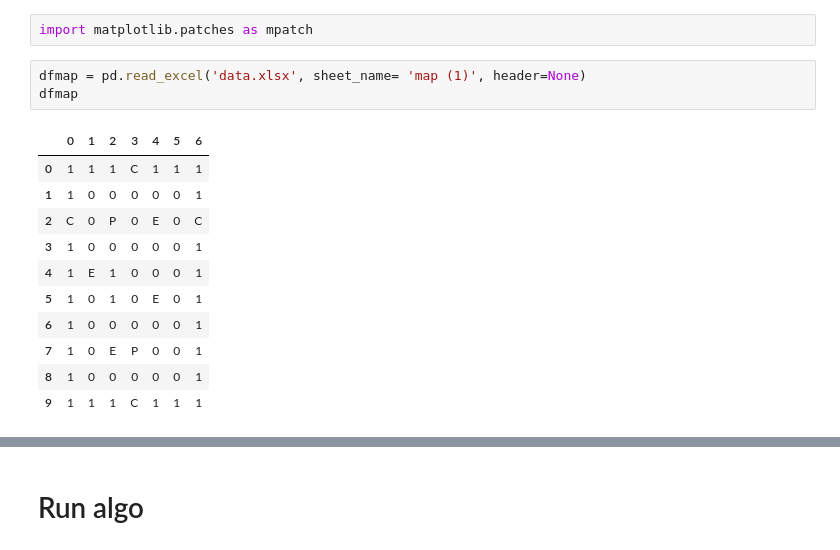
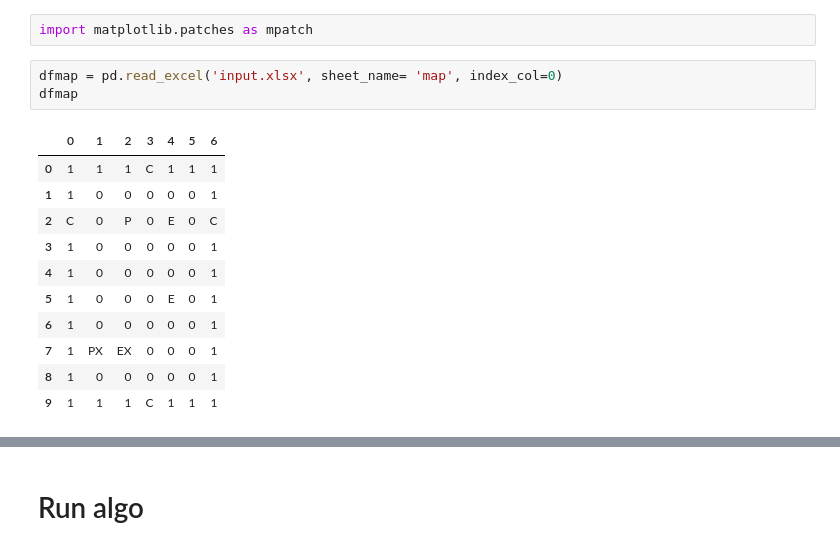
Before and after one commit to egos/valeo, a Jupyter notebook: New.ipynb, the cells around one changed output, grey strips where cells are left out. Saved outputs shown, nothing was run; the diff lists cells and outputs as text.

```diff
--- a/New.ipynb
+++ b/New.ipynb
@@ -687,18 +660,18 @@ dfline
 # %%
 import matplotlib.patches as mpatch
 # %%
-dfmap = pd.read_excel('data.xlsx', sheet_name= 'map (1)', header=None)
+dfmap = pd.read_excel('input.xlsx', sheet_name= 'map', index_col=0)
 dfmap
 # %% [output]
 |  | 0 | 1 | 2 | 3 | 4 | 5 | 6 |
 | 0 | 1 | 1 | 1 | C | 1 | 1 | 1 |
 | 1 | 1 | 0 | 0 | 0 | 0 | 0 | 1 |
 | 2 | C | 0 | P | 0 | E | 0 | C |
 | 3 | 1 | 0 | 0 | 0 | 0 | 0 | 1 |
-| 4 | 1 | E | 1 | 0 | 0 | 0 | 1 |
-| 5 | 1 | 0 | 1 | 0 | E | 0 | 1 |
+| 4 | 1 | 0 | 0 | 0 | 0 | 0 | 1 |
+| 5 | 1 | 0 | 0 | 0 | E | 0 | 1 |
 | 6 | 1 | 0 | 0 | 0 | 0 | 0 | 1 |
-| 7 | 1 | 0 | E | P | 0 | 0 | 1 |
+| 7 | 1 | PX | EX | 0 | 0 | 0 | 1 |
 | 8 | 1 | 0 | 0 | 0 | 0 | 0 | 1 |
 | 9 | 1 | 1 | 1 | C | 1 | 1 | 1 |
 # %%
```
Also changed, not shown: parts of 72 cells of this notebook, 5 other files.
